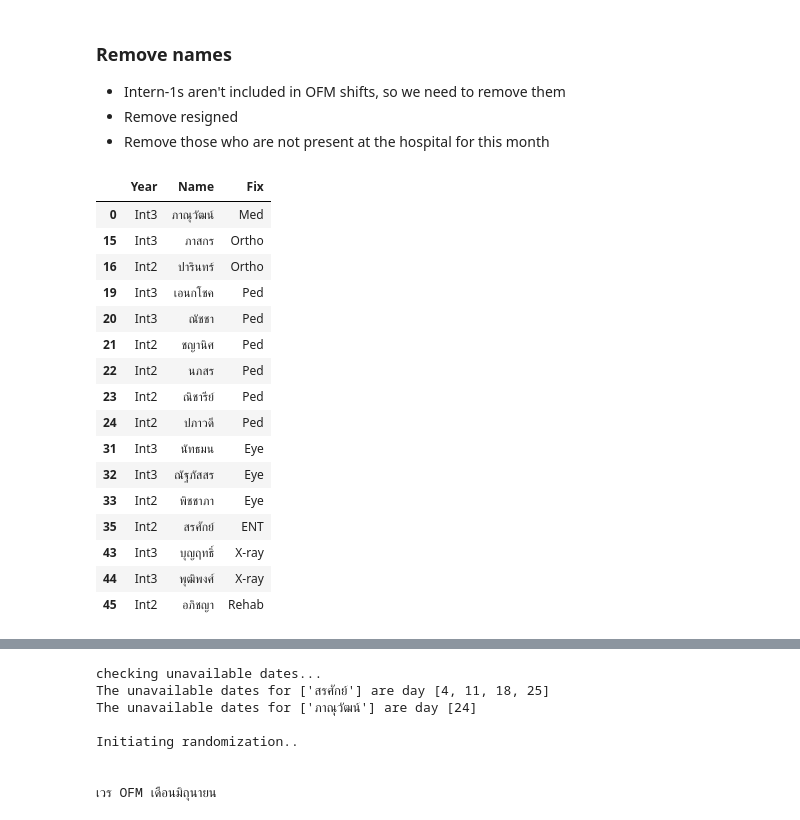
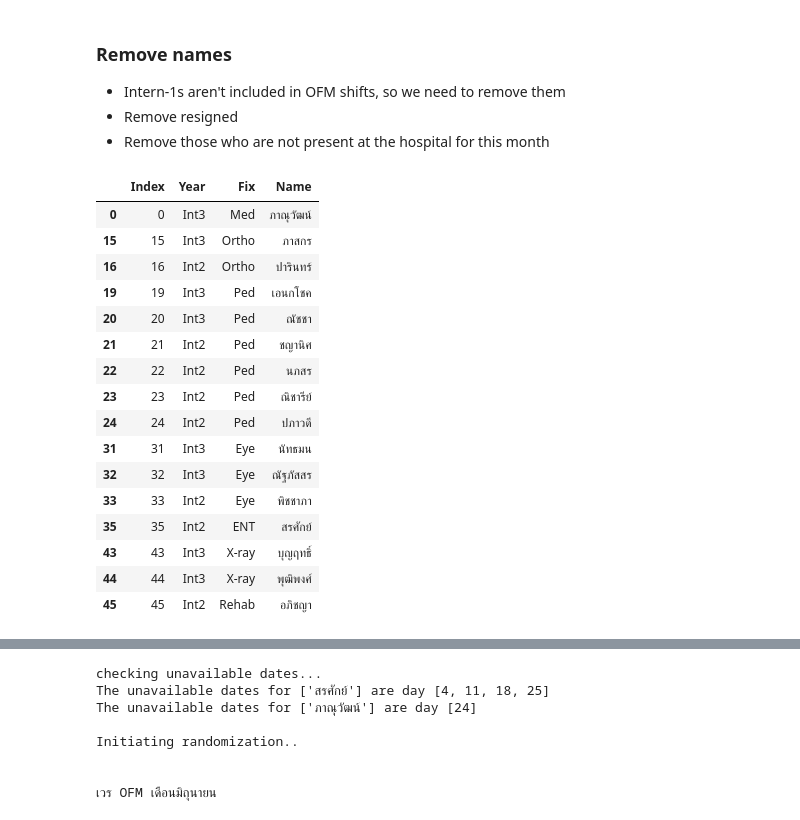
Before and after one commit to PwMarkLiu/Doctor-shift-rostering, a Jupyter notebook: OFM.ipynb, the cells around one changed output, grey strips where cells are left out. Cells and saved outputs as stored; diff of their text form; code cells hidden in the pictures.

```diff
--- a/OFM.ipynb
+++ b/OFM.ipynb
@@ -153,7 +153,7 @@ So we need to separate the year indicator (Int3 indicates intern year 3) from th
 # %%
 year_list = []
 name_list = []
-index_list = list(range(len(read_file)))
+index_list = list(range(len(data)))
 # splitting int from name
 for i in read_file.iloc[:,0]:
     year,name = i.split()
@@ -163,7 +163,8 @@ for i in read_file.iloc[:,0]:
 
 
 # create a pd with intern year as column and insert it back as first column in the main file (df)
-df = {'Year': year_list,
+df = {'Index': index_list,
+      'Year': year_list,
       'Name':name_list}
 df = pd.DataFrame(df)
 df.insert(2, 'Fix', data['Fix'], True)
@@ -196,33 +219,33 @@ df
 # %%
 # remove intern 1
 df.drop(df[df.loc[:,'Year'] == 'Int1'].index, inplace = True)
 
 # remove resigned and not present
 resigned = ['ศุภาพิชญ์']
-not_present = ['ณัฐชัย']
+not_present = []
 
 for name in (not_present + resigned):
     df.drop(df[df.loc[:,'Name'] == name].index, inplace = True)
 
 df
 # %% [output]
-|  | Year | Name | Fix |
-| 0 | Int3 | ภาณุวัฒน์ | Med |
-| 15 | Int3 | ภาสกร | Ortho |
-| 16 | Int2 | ปารินทร์ | Ortho |
-| 19 | Int3 | เอนกโชค | Ped |
-| 20 | Int3 | ณัชชา | Ped |
-| 21 | Int2 | ชญานิศ | Ped |
-| 22 | Int2 | นภสร | Ped |
-| 23 | Int2 | ณิชารีย์ | Ped |
-| 24 | Int2 | ปภาวดี | Ped |
-| 31 | Int3 | นัทธมน | Eye |
-| 32 | Int3 | ณัฐภัสสร | Eye |
-| 33 | Int2 | พิชชาภา | Eye |
-| 35 | Int2 | สรศักย์ | ENT |
-| 43 | Int3 | บุญฤทธิ์ | X-ray |
-| 44 | Int3 | พุฒิพงศ์ | X-ray |
-| 45 | Int2 | อภิชญา | Rehab |
+|  | Index | Year | Fix | Name |
+| 0 | 0 | Int3 | Med | ภาณุวัฒน์ |
+| 15 | 15 | Int3 | Ortho | ภาสกร |
+| 16 | 16 | Int2 | Ortho | ปารินทร์ |
+| 19 | 19 | Int3 | Ped | เอนกโชค |
+| 20 | 20 | Int3 | Ped | ณัชชา |
+| 21 | 21 | Int2 | Ped | ชญานิศ |
+| 22 | 22 | Int2 | Ped | นภสร |
+| 23 | 23 | Int2 | Ped | ณิชารีย์ |
+| 24 | 24 | Int2 | Ped | ปภาวดี |
+| 31 | 31 | Int3 | Eye | นัทธมน |
+| 32 | 32 | Int3 | Eye | ณัฐภัสสร |
+| 33 | 33 | Int2 | Eye | พิชชาภา |
+| 35 | 35 | Int2 | ENT | สรศักย์ |
+| 43 | 43 | Int3 | X-ray | บุญฤทธิ์ |
+| 44 | 44 | Int3 | X-ray | พุฒิพงศ์ |
+| 45 | 45 | Int2 | Rehab | อภิชญา |
 # %%
 import ast
 
```
Also changed, not shown: parts of 11 cells of this notebook.
